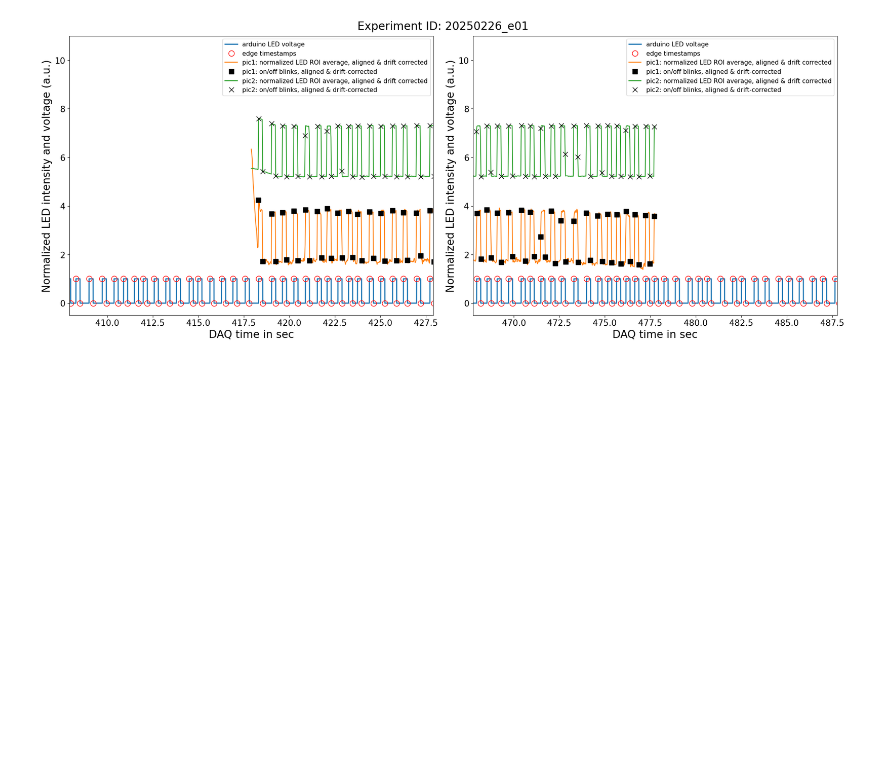
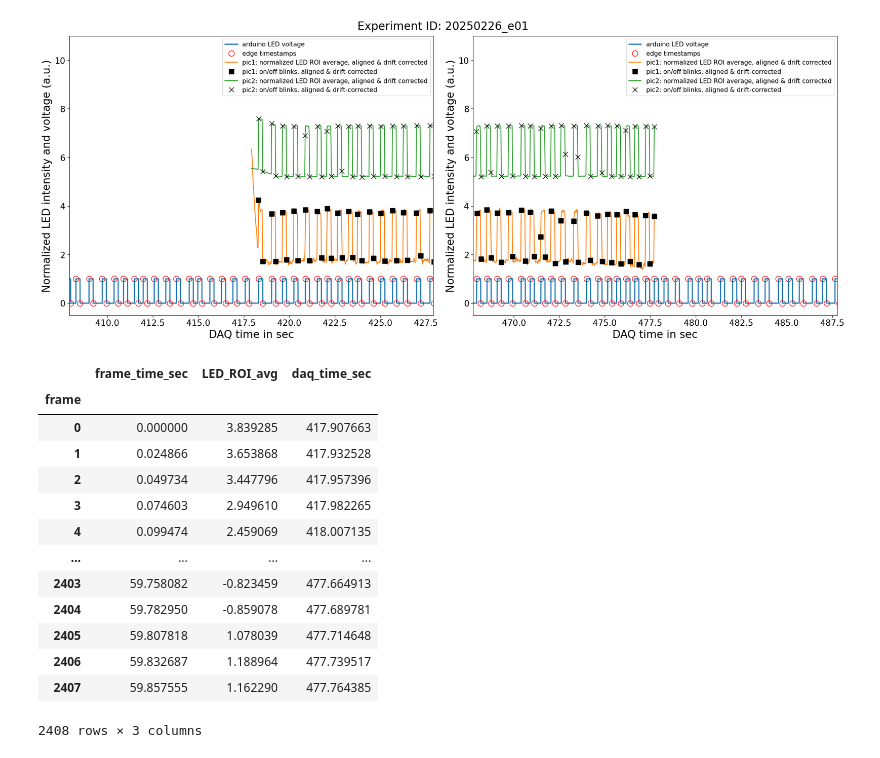
Before and after one commit to chgebhardt/picam_sync_neuro, a Jupyter notebook: code/synchronization/synchronization_script.ipynb, the cells around one changed output. Saved outputs shown, nothing was run; the diff lists cells and outputs as text; code cells hidden in the pictures; blank space fills up the shorter version.

```diff
--- a/code/synchronization/synchronization_script.ipynb
+++ b/code/synchronization/synchronization_script.ipynb
@@ -84,3 +84,20 @@ sync_daq_picam.plot_picam_daq_sync_data(datadir, expID, picam_dict, daq_dict, sy
 sync_daq_picam.plot_picam_daq_sync_data2(datadir, expID, picam_dict, daq_dict, sync_dict)
 # %% [output]
 [figure]
+# %%
+sync_dict['pic1']['picam_LEDsignal_drft_corr']
+# %% [output]
+|  | frame_time_sec | LED_ROI_avg | daq_time_sec |
+| frame |  |  |  |
+| 0 | 0.000000 | 3.839285 | 417.907663 |
+| 1 | 0.024866 | 3.653868 | 417.932528 |
+| 2 | 0.049734 | 3.447796 | 417.957396 |
+| 3 | 0.074603 | 2.949610 | 417.982265 |
+| 4 | 0.099474 | 2.459069 | 418.007135 |
+| ... | ... | ... | ... |
+| 2403 | 59.758082 | -0.823459 | 477.664913 |
+| 2404 | 59.782950 | -0.859078 | 477.689781 |
+| 2405 | 59.807818 | 1.078039 | 477.714648 |
+| 2406 | 59.832687 | 1.188964 | 477.739517 |
+| 2407 | 59.857555 | 1.162290 | 477.764385 |
+2408 rows × 3 columns
```
Also changed, not shown: parts of 1 cell of this notebook, 1 other file.
